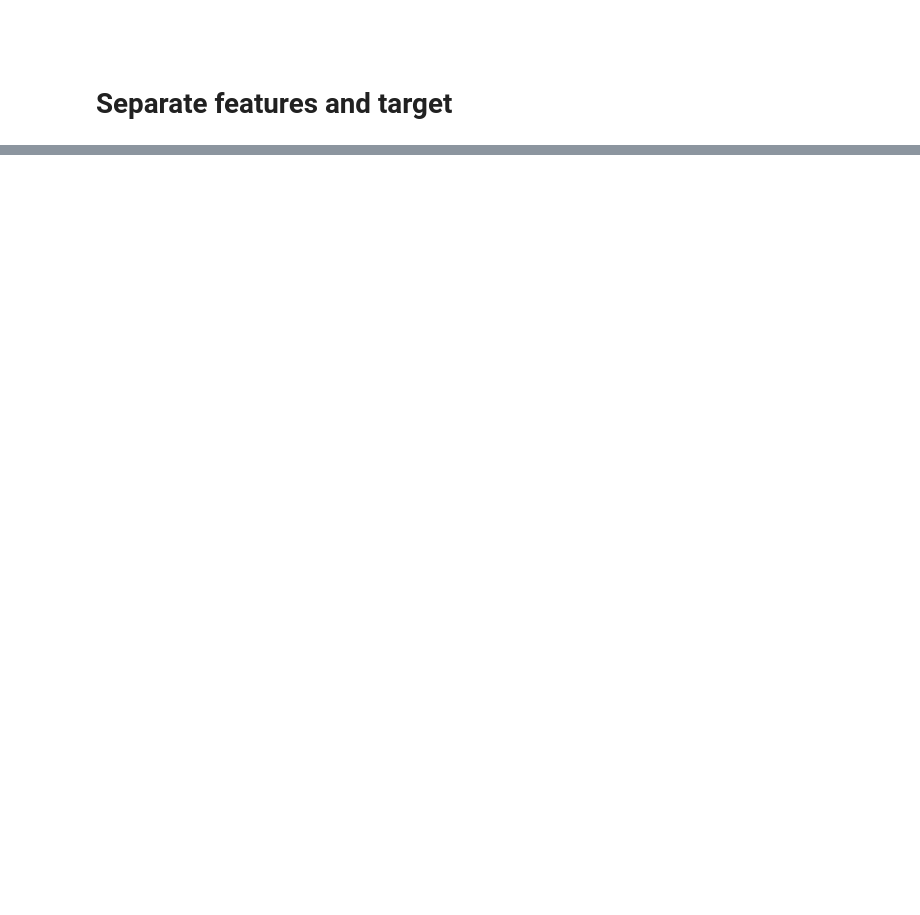
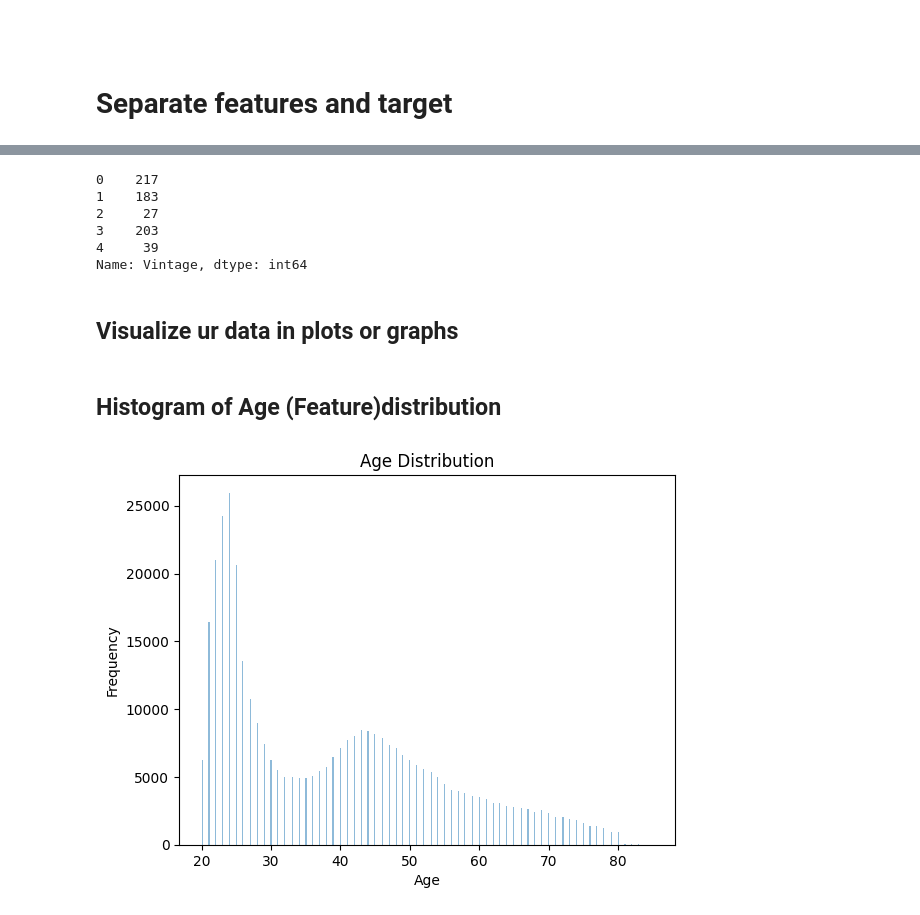
Before and after one commit to joseph-jomon/keaggling, a Jupyter notebook: First_task.ipynb, the cells around one changed output, grey strips where cells are left out. Saved outputs shown, nothing was run; the diff lists cells and outputs as text; code cells hidden in the pictures; blank space fills up the shorter version.

```diff
--- a/First_task.ipynb
+++ b/First_task.ipynb
@@ -112,0 +97,25 @@ array([1, 'Male', 44, 1, 28.0, 0, '> 2 Years', 'Yes', 40454.0, 26.0, 217],
+# %%
+df["Age"].head()
+df["Annual_Premium"].head()
+df["Vintage"].head()
+# %% [output]
+0    217
+1    183
+2     27
+3    203
+4     39
+Name: Vintage, dtype: int64
+# %% [markdown]
+## Visualize ur data in plots or graphs
+# %%
+df_numerical = df[numeric_features]
+df_numerical.head()
+# %% [markdown]
+## Histogram of Age (Feature)distribution
+# %%
+df_numerical["Age"].plot.hist(bins=400, alpha=0.5, title="Age Distribution")
+plt.xlabel("Age")
+plt.ylabel("Frequency")
+plt.show()
+# %% [output]
+[figure, added]
```
Also changed, not shown: parts of 43 cells of this notebook.
